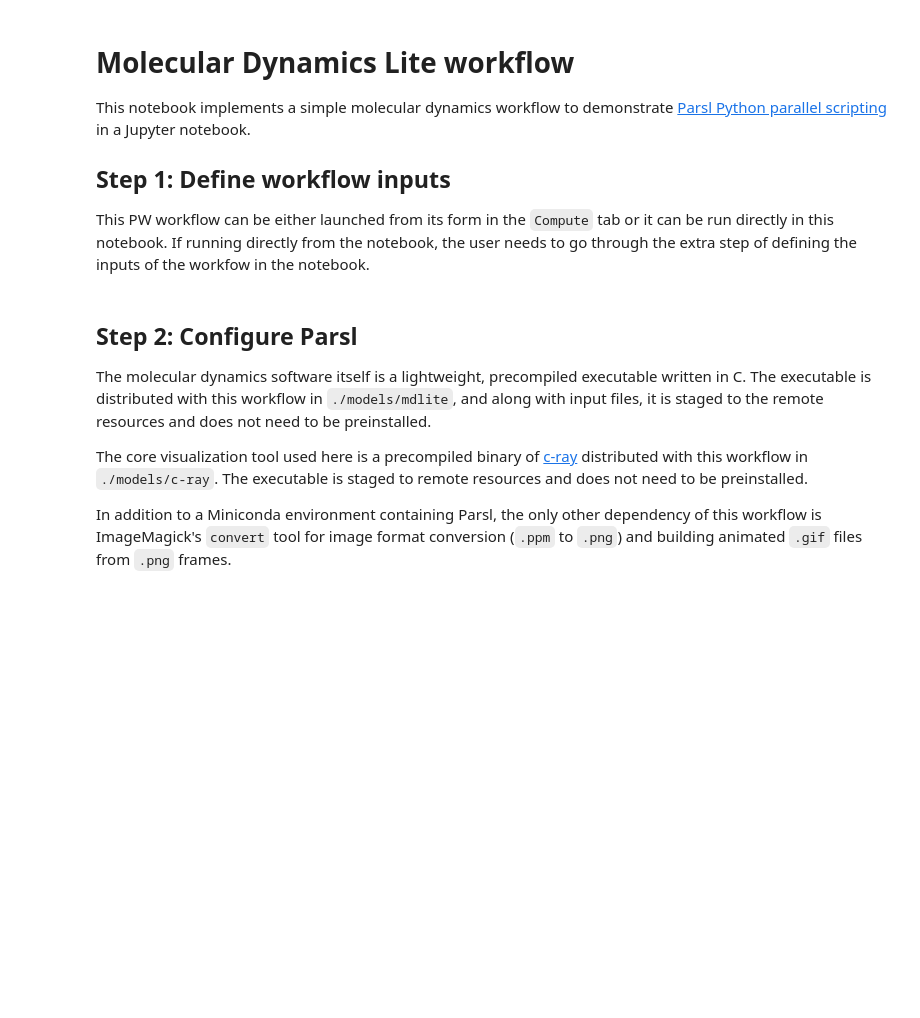
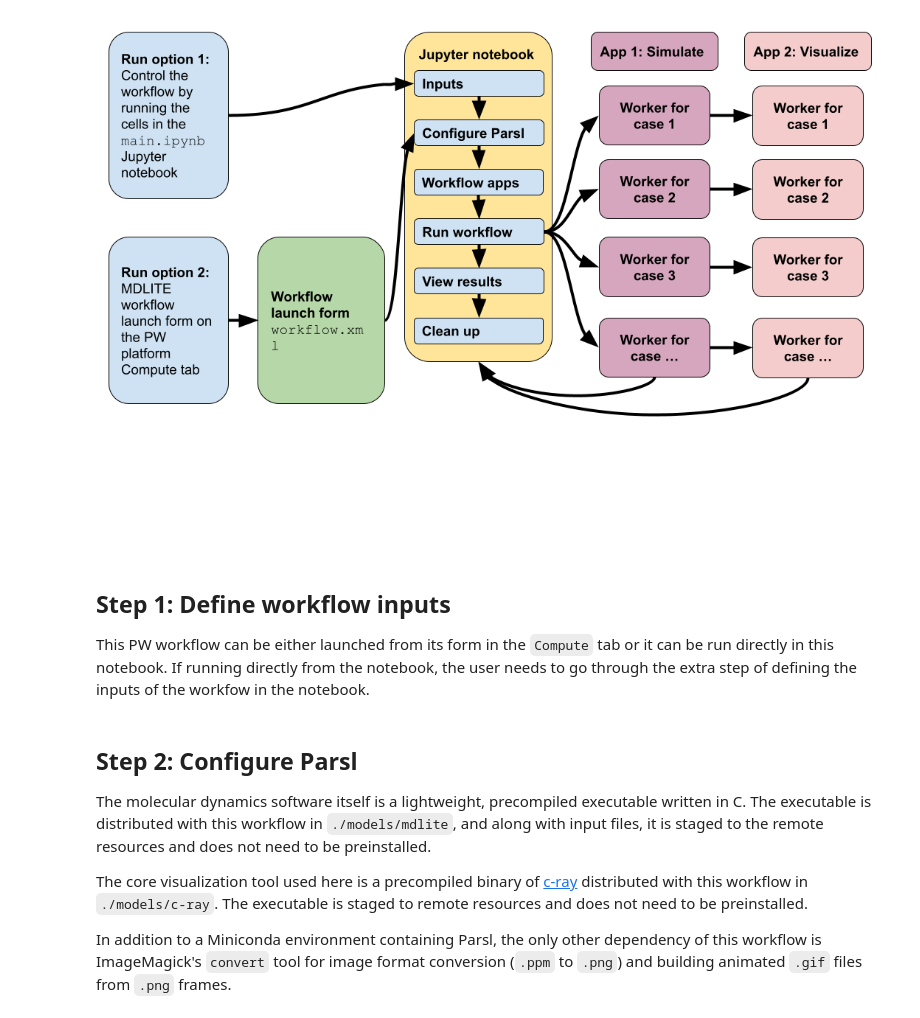
Before and after one commit to parallelworks/mdlite-workflow, a Jupyter notebook: main.ipynb, the cells around one changed output. Drawn from its saved outputs; the diff is of its cells as text; code cells hidden in the pictures; blank space fills up the shorter version.

Commit message:
Added documentation and streamlined notebook

```diff
--- a/main.ipynb
+++ b/main.ipynb
@@ -1,7 +4,9 @@
+# %%
+from IPython.display import Image
+Image("images/mdlite-parameter-sweep.png")
+# %% [output]
+[figure, added]
 # %% [markdown]
-# Molecular Dynamics Lite workflow
-This notebook implements a simple molecular dynamics workflow to demonstrate [Parsl Python parallel scripting](https://parsl-project.org/) in a Jupyter notebook.
-
 ## Step 1: Define workflow inputs
 This PW workflow can be either launched from its form in the `Compute` tab or it can be run directly in this notebook.  If running directly from the notebook, the user needs to go through the extra step of defining the inputs of the workfow in the notebook.
 # %%
```
Also changed, not shown: parts of 9 cells of this notebook, 4 other files.
